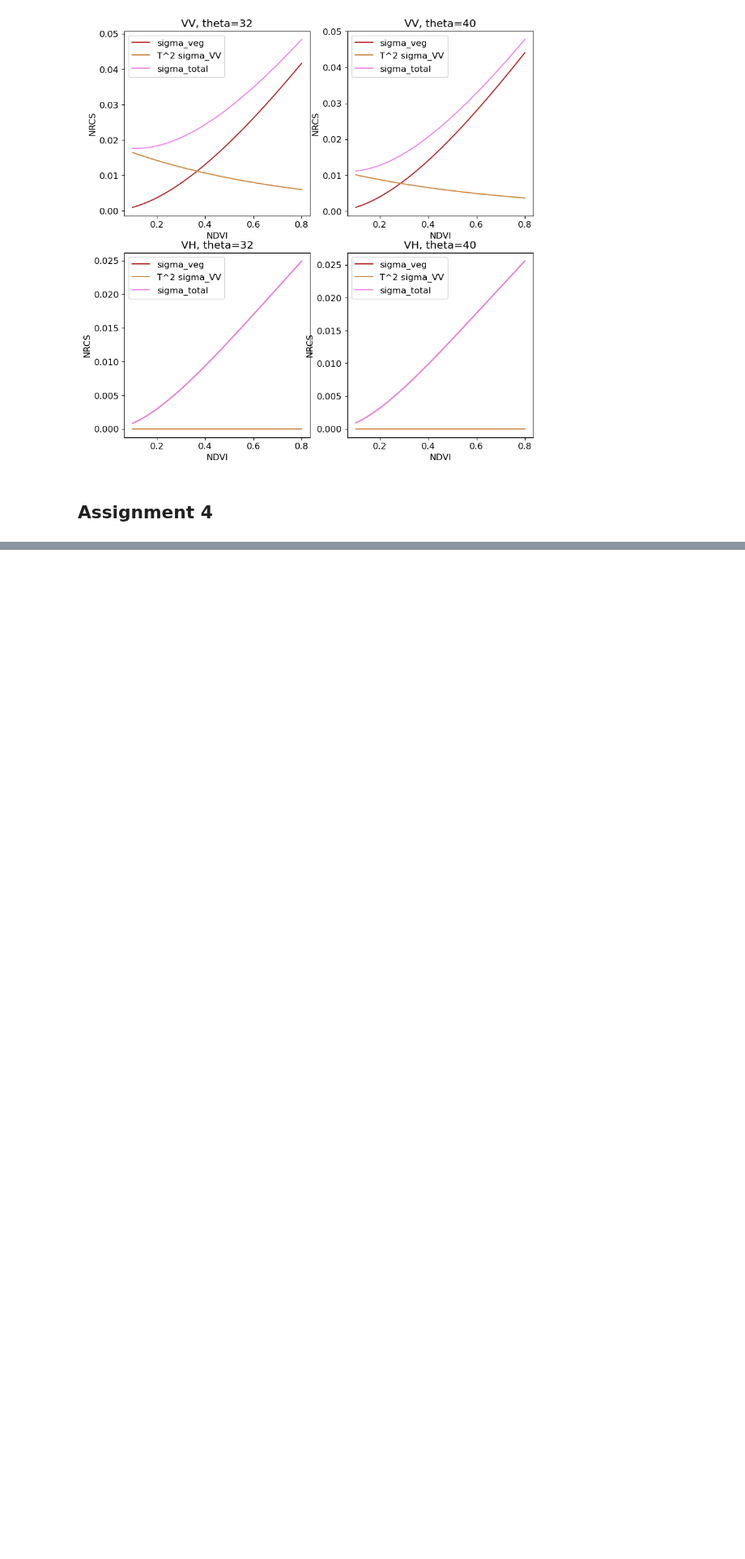
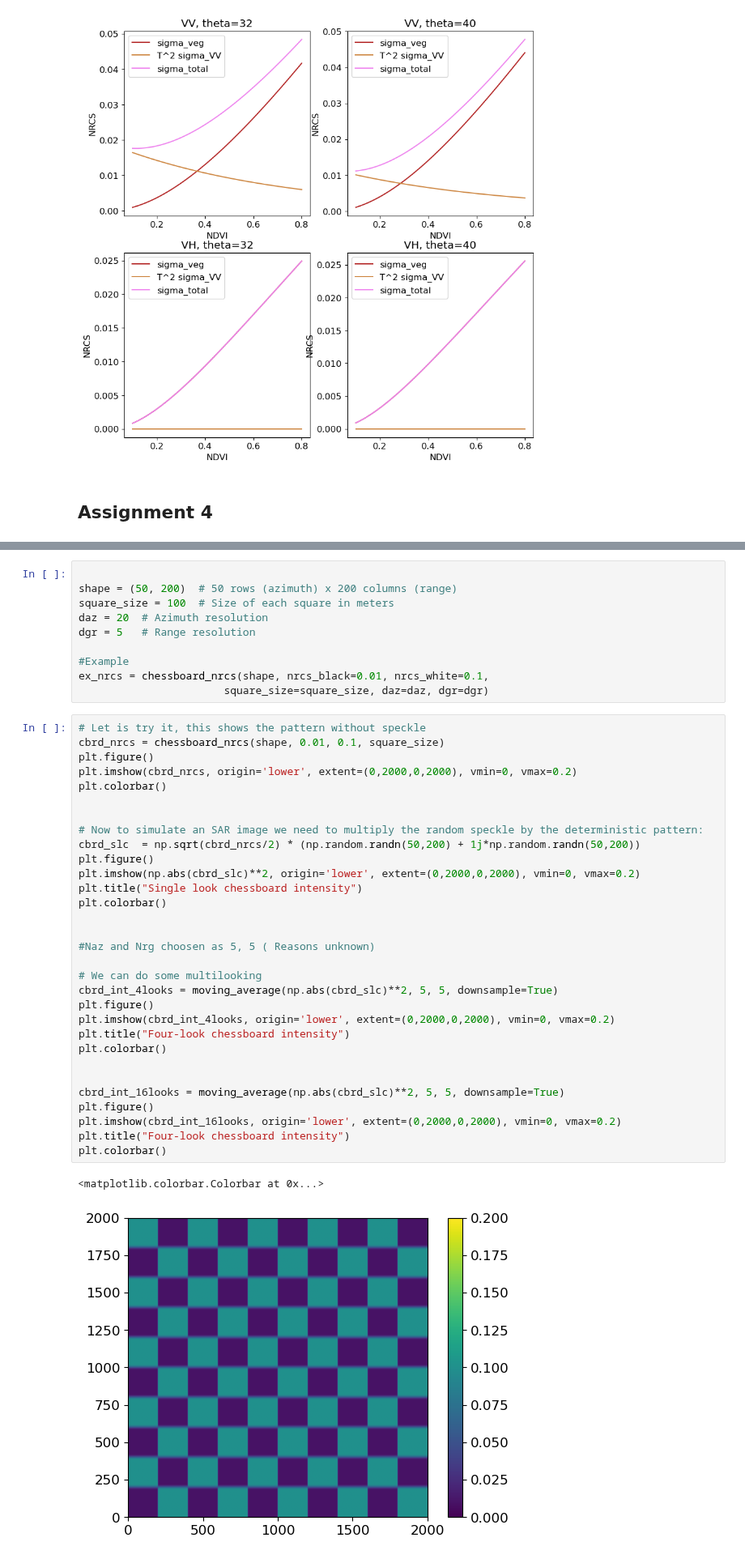
Before and after one commit to debnovalina/PPESO-Practical, a Jupyter notebook: Paco2.ipynb, the cells around one changed output, grey strips where cells are left out. Shown at 81% size. Drawn from its saved outputs; the diff is of its cells as text; blank space fills up the shorter version.

```diff
--- a/Paco2.ipynb
+++ b/Paco2.ipynb
@@ -359,0 +412,44 @@ ax4.legend ()
+# %%
+
+shape = (50, 200)  # 50 rows (azimuth) x 200 columns (range)
+square_size = 100  # Size of each square in meters
+daz = 20  # Azimuth resolution
+dgr = 5   # Range resolution
+
+#Example
+ex_nrcs = chessboard_nrcs(shape, nrcs_black=0.01, nrcs_white=0.1,
+                       square_size=square_size, daz=daz, dgr=dgr)
+# %%
+# Let is try it, this shows the pattern without speckle
+cbrd_nrcs = chessboard_nrcs(shape, 0.01, 0.1, square_size)
+plt.figure()
+plt.imshow(cbrd_nrcs, origin='lower', extent=(0,2000,0,2000), vmin=0, vmax=0.2)
+plt.colorbar()
+
+
+# Now to simulate an SAR image we need to multiply the random speckle by the deterministic pattern:
+cbrd_slc  = np.sqrt(cbrd_nrcs/2) * (np.random.randn(50,200) + 1j*np.random.randn(50,200))
+plt.figure()
+plt.imshow(np.abs(cbrd_slc)**2, origin='lower', extent=(0,2000,0,2000), vmin=0, vmax=0.2)
+plt.title("Single look chessboard intensity")
+plt.colorbar()
+
+
+#Naz and Nrg choosen as 5, 5 ( Reasons unknown)
+
+# We can do some multilooking
+cbrd_int_4looks = moving_average(np.abs(cbrd_slc)**2, 5, 5, downsample=True)
+plt.figure()
+plt.imshow(cbrd_int_4looks, origin='lower', extent=(0,2000,0,2000), vmin=0, vmax=0.2)
+plt.title("Four-look chessboard intensity")
+plt.colorbar()
+
+
+cbrd_int_16looks = moving_average(np.abs(cbrd_slc)**2, 5, 5, downsample=True)
+plt.figure()
+plt.imshow(cbrd_int_16looks, origin='lower', extent=(0,2000,0,2000), vmin=0, vmax=0.2)
+plt.title("Four-look chessboard intensity")
+plt.colorbar()
+# %% [output]
+<matplotlib.colorbar.Colorbar at 0x...>
+[figure, added]
```
Also changed, not shown: parts of 5 cells of this notebook, 1 other file.
